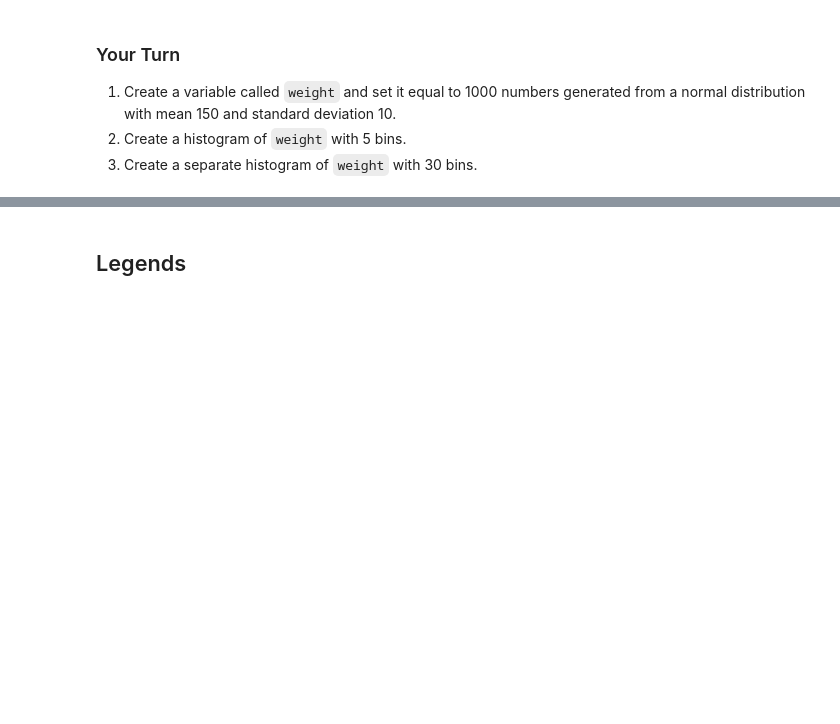
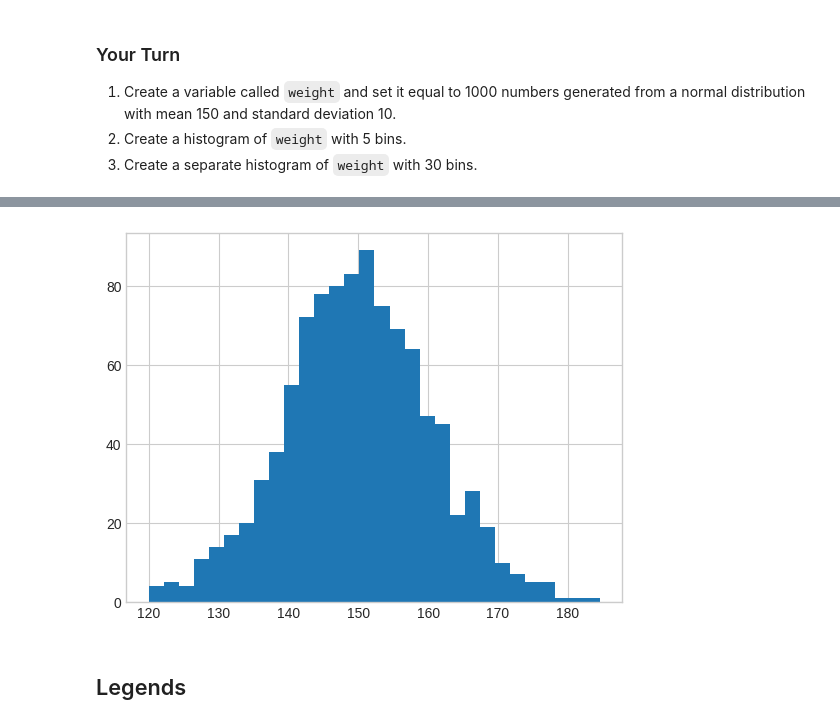
Before and after one commit to cnmi-ds-22/rwcitek___Data-Science-Portfolio-C22, a Jupyter notebook: Modules/Module_1_Intro_to_DS_and_Naive_Bayes/Lectures/132-Matplotlib.end.ipynb, the cells around one changed output, grey strips where cells are left out. Saved outputs shown, nothing was run; the diff lists cells and outputs as text; code cells hidden in the pictures; blank space fills up the shorter version.

```diff
--- a/Modules/Module_1_Intro_to_DS_and_Naive_Bayes/Lectures/132-Matplotlib.end.ipynb
+++ b/Modules/Module_1_Intro_to_DS_and_Naive_Bayes/Lectures/132-Matplotlib.end.ipynb
@@ -532,5 +602,8 @@ n
 # %%
 # Solution
+plt.hist(weight, bins=30) ;
+# %% [output]
+[figure, added]
 # %% [markdown]
 ## Legends
 # %%
```
Also changed, not shown: parts of 67 cells of this notebook.
